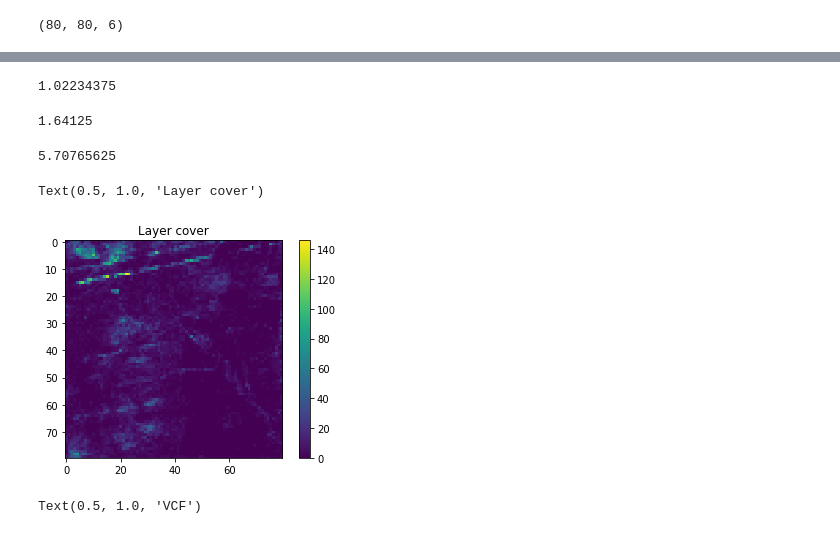
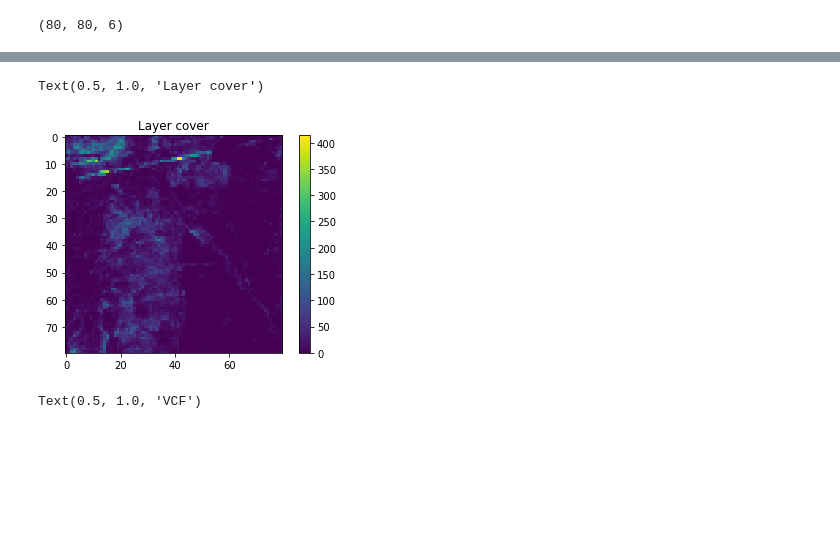
Before and after one commit to adamsteer/forestmetrics, a Jupyter notebook: notebooks/LCF layer testing.ipynb, the cells around one changed output, grey strips where cells are left out. Drawn from its saved outputs; the diff is of its cells as text; code cells hidden in the pictures; blank space fills up the shorter version.

```diff
--- a/notebooks/LCF layer testing.ipynb
+++ b/notebooks/LCF layer testing.ipynb
@@ -119,11 +119,11 @@ veg_below
 {'all': 2, '0': 0, '0.05': 0, '0.5': 0, '1': 0, '2': 2, '3': 2}
 # %%
 
-veg_below_raster = {}
+veg_below_dict = {}
 
-veg_below_raster["all"] = np.zeros((raster_xsize, raster_ysize))
+veg_below_dict["all"] = np.zeros((raster_xsize, raster_ysize))
 for height in heights:
-    veg_below_raster[str(height)] = np.zeros((raster_xsize, raster_ysize))
+    veg_below_dict[str(height)] = np.zeros((raster_xsize, raster_ysize))
 
 vcf_raster = np.zeros((raster_xsize, raster_ysize))
 
@@ -148,13 +148,13 @@ for pixel in cell_polygons:
     veg_below = comp_veg_layers(points, heights)
 
     #first band is total veg points
-    veg_below_raster["all"][array_x, array_y] = veg_below["all"]
+    veg_below_dict["all"][array_x, array_y] = veg_below["all"]
 
     for band, height in enumerate(heights):
         #print(band)
         #print(veg_below)
         #print(height)
-        veg_below_raster[str(height)][array_x, array_y] = veg_below[str(height)]
+        veg_below_dict[str(height)][array_x, array_y] = veg_below[str(height)]
 
     vcf_raster[array_x, array_y] = vcf
 # %% [output]
@@ -182,25 +179,13 @@ lcf_us = vcf * np.divide((veg_below_raster[:,:,0] - veg_below_raster[:,:,5]),
 from matplotlib import pyplot as plt
 
 %matplotlib inline
-# %%
-np.median(veg_below_raster[:,:,0])
-# %% [output]
-1.02234375
-# %%
-np.median(veg_below_raster[:,:,1])
-# %% [output]
-1.64125
-# %%
-np.median(veg_below_raster[:,:,2])
-# %% [output]
-5.70765625
 # %%
-plt.imshow(np.rot90(veg_below_raster[:,:,2]))
+plt.imshow(np.rot90(veg_below_raster["all"]))
 plt.colorbar()
 plt.title("Layer cover")
 # %% [output]
 Text(0.5, 1.0, 'Layer cover')
-[figure, old version]
+[figure, new version]
 # %%
 plt.imshow(np.rot90(vcf_raster))
 plt.colorbar()
```
Also changed, not shown: parts of 4 cells of this notebook, 2 other files.
